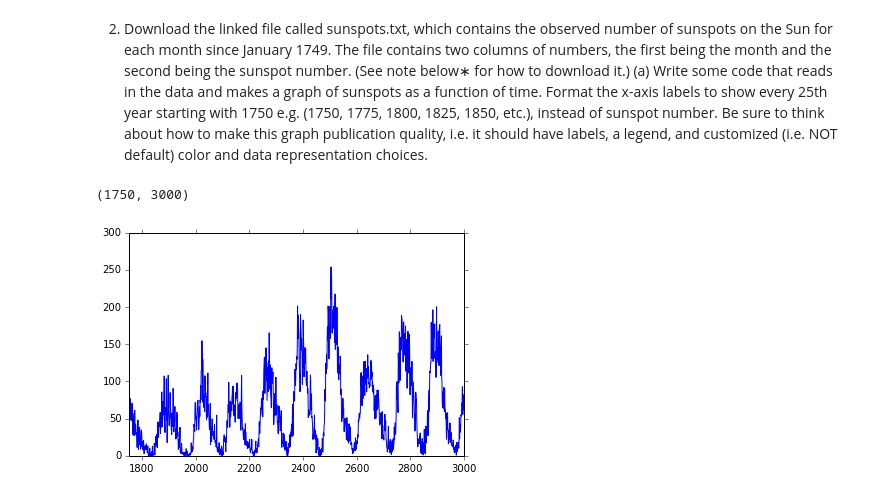
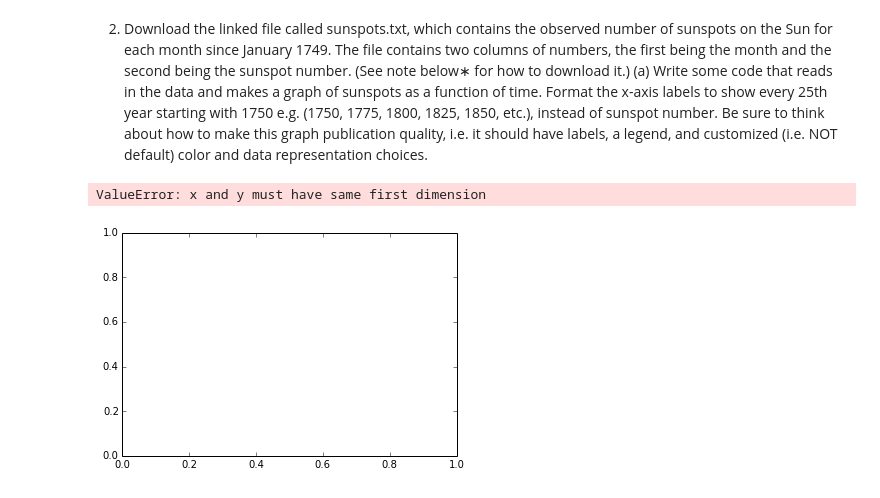
Before and after one commit to mkourjan/PHYS202-S14, a Jupyter notebook: Graphics/GraphicsExercises.ipynb, the cells around one changed output. Saved outputs shown, nothing was run; the diff lists cells and outputs as text; code cells hidden in the pictures.

Commit message:
widget and errors

```diff
--- a/Graphics/GraphicsExercises.ipynb
+++ b/Graphics/GraphicsExercises.ipynb
@@ -51,10 +86,20 @@ plt.show()
 # %% [markdown]
 2. Download the linked file called sunspots.txt, which contains the observed number of sunspots on the Sun for each month since January 1749. The file contains two columns of numbers, the first being the month and the second being the sunspot number. (See note below∗ for how to download it.)
 (a) Write some code that reads in the data and makes a graph of sunspots as a function of time. Format the x-axis labels to show every 25th year starting with 1750 e.g. (1750, 1775, 1800, 1825, 1850, etc.), instead of sunspot number. Be sure to think about how to make this graph publication quality, i.e. it should have labels, a legend, and customized (i.e. NOT default) color and data representation choices.
+# %%
+x,y = np.loadtxt('sunspots.txt', unpack = True)
+x = np.array([])
+
+plt.xlim(1750, 2000)
+plt.xticks(np.linspace(1750, 2000, 25, endpoint=True))
+plt.plot(x, y)
+# %% [output]
+ValueError: x and y must have same first dimension
+[figure, added]
 # %%
 x,y = np.loadtxt('sunspots.txt', unpack = True)
 plt.plot(x, y)
-plt.xlim(1750, 3000)
+plt.xlim(0, 3100)
+#x = np.arange(-5, 5, 0.25)
+#x.set_xlim([0,2])
+x = np.linspace(1750, 2*np.pi, 300)
-# %% [output]
-(1750, 3000)
-[figure, removed]
```
Also changed, not shown: parts of 2 cells of this notebook, 8 other files.
